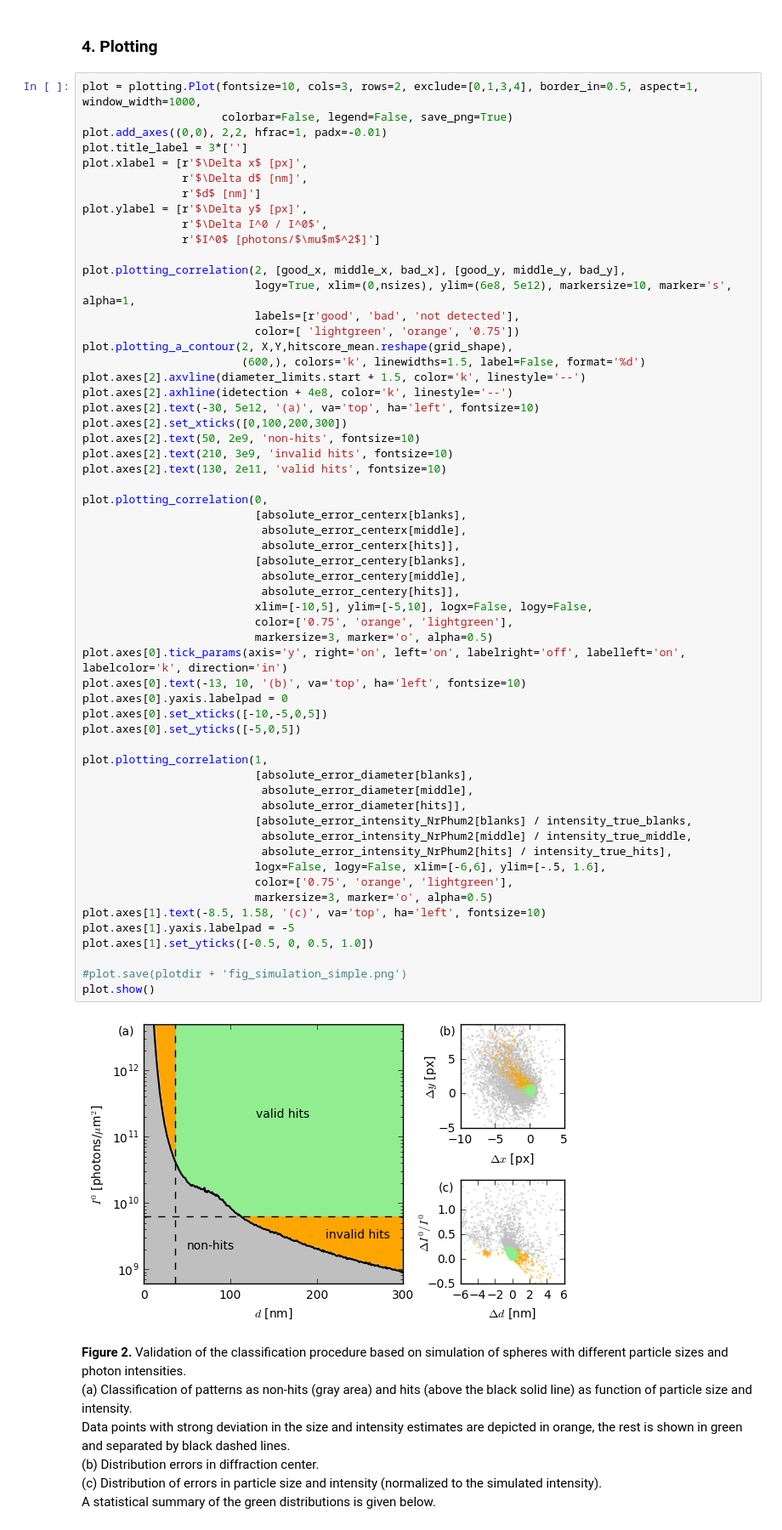
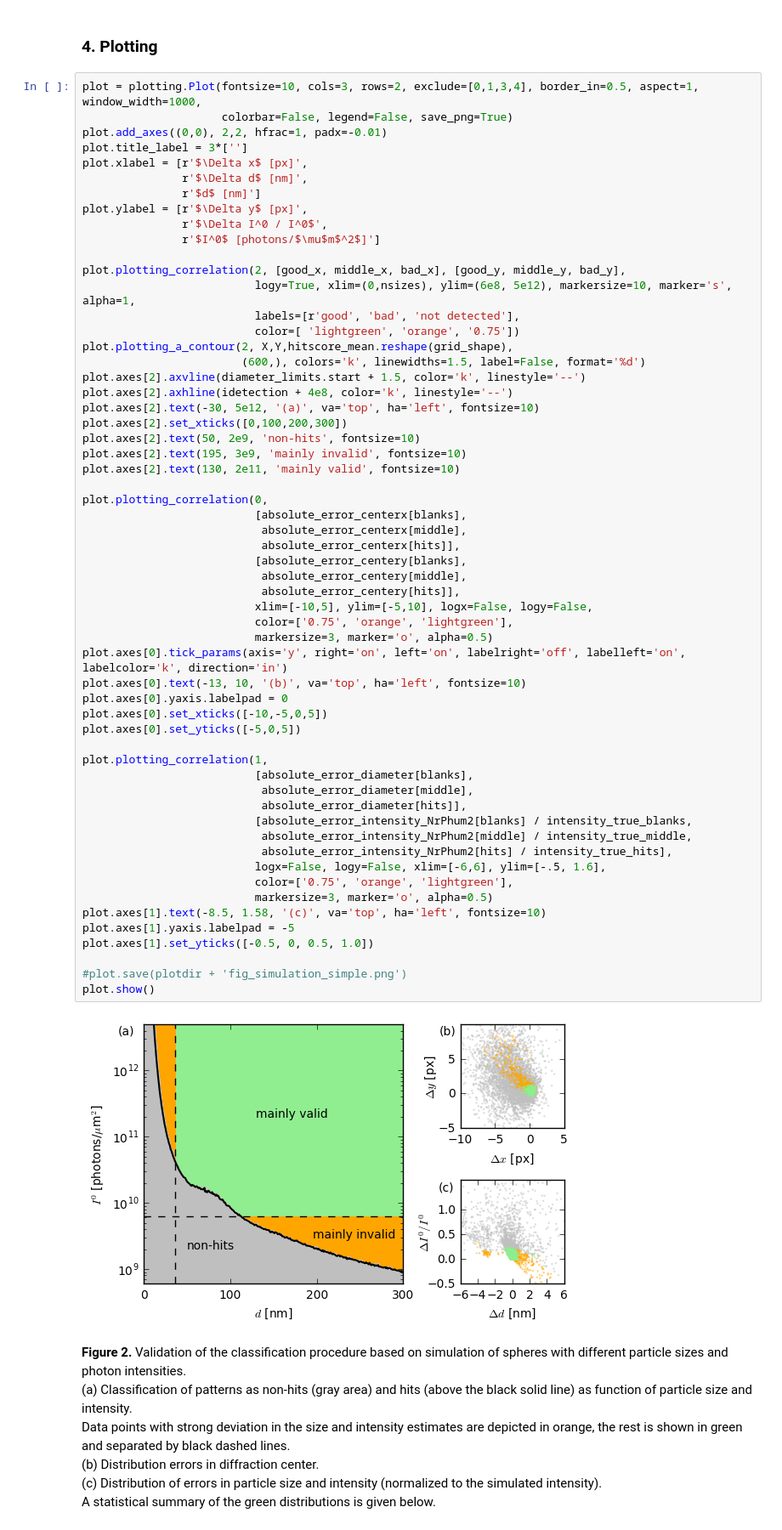
Before and after one commit to cnettel/cxic9714-analysis, a Jupyter notebook: ipynb/fig02_validation.ipynb, the cells around one changed output. Shown: that part at 85% size. Cells and saved outputs as stored; diff of their text form.

```diff
--- a/ipynb/fig02_validation.ipynb
+++ b/ipynb/fig02_validation.ipynb
@@ -131,8 +131,8 @@ plot.axes[2].axhline(idetection + 4e8, color='k', linestyle='--')
 plot.axes[2].text(-30, 5e12, '(a)', va='top', ha='left', fontsize=10)
 plot.axes[2].set_xticks([0,100,200,300])
 plot.axes[2].text(50, 2e9, 'non-hits', fontsize=10)
-plot.axes[2].text(210, 3e9, 'invalid hits', fontsize=10)
-plot.axes[2].text(130, 2e11, 'valid hits', fontsize=10)
+plot.axes[2].text(195, 3e9, 'mainly invalid', fontsize=10)
+plot.axes[2].text(130, 2e11, 'mainly valid', fontsize=10)
 
 plot.plotting_correlation(0,
                           [absolute_error_centerx[blanks],
@@ -140,34 +140,34 @@ plot.plotting_correlation(0,
                            absolute_error_centerx[hits]],
                           [absolute_error_centery[blanks],
                            absolute_error_centery[middle],
                            absolute_error_centery[hits]],
                           xlim=[-10,5], ylim=[-5,10], logx=False, logy=False,
                           color=['0.75', 'orange', 'lightgreen'],
                           markersize=3, marker='o', alpha=0.5)
 plot.axes[0].tick_params(axis='y', right='on', left='on', labelright='off', labelleft='on', labelcolor='k', direction='in')
 plot.axes[0].text(-13, 10, '(b)', va='top', ha='left', fontsize=10)
 plot.axes[0].yaxis.labelpad = 0
 plot.axes[0].set_xticks([-10,-5,0,5])
 plot.axes[0].set_yticks([-5,0,5])
 
 plot.plotting_correlation(1,
                           [absolute_error_diameter[blanks],
                            absolute_error_diameter[middle],
                            absolute_error_diameter[hits]],
                           [absolute_error_intensity_NrPhum2[blanks] / intensity_true_blanks,
                            absolute_error_intensity_NrPhum2[middle] / intensity_true_middle,
                            absolute_error_intensity_NrPhum2[hits] / intensity_true_hits],
                           logx=False, logy=False, xlim=[-6,6], ylim=[-.5, 1.6],
                           color=['0.75', 'orange', 'lightgreen'],
                           markersize=3, marker='o', alpha=0.5)
 plot.axes[1].text(-8.5, 1.58, '(c)', va='top', ha='left', fontsize=10)
 plot.axes[1].yaxis.labelpad = -5
 plot.axes[1].set_yticks([-0.5, 0, 0.5, 1.0])
 
 #plot.save(plotdir + 'fig_simulation_simple.png')
 plot.show()
 # %% [output]
-[figure, old version]
+[figure, new version]
 # %% [markdown]
 **Figure 2.**
 Validation of the classification procedure based on simulation of spheres with different particle sizes and photon intensities.
```
Also changed, not shown: 2 other files.
